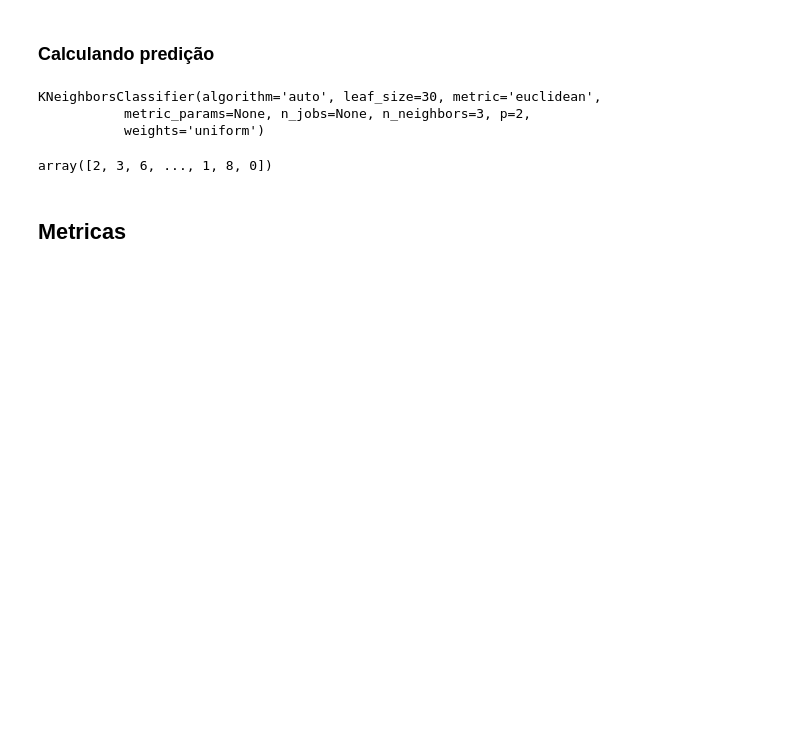
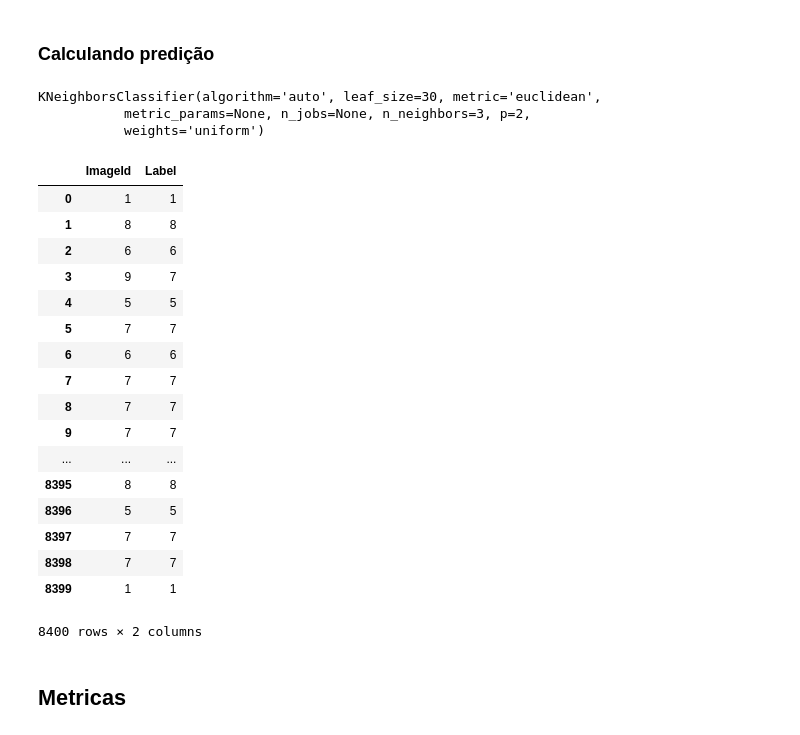
Before and after one commit to michelmelo25/Machine-Learning, a Jupyter notebook: TrabalhoFinal/Digit Recognizer.ipynb, the cells around one changed output. Cells and saved outputs as stored; diff of their text form; code cells hidden in the pictures; blank space fills up the shorter version.

Commit message:
trabalho final, nkk k3 dataframe com valores real e predito e metricas

```diff
--- a/TrabalhoFinal/Digit Recognizer.ipynb
+++ b/TrabalhoFinal/Digit Recognizer.ipynb
@@ -124,7 +124,7 @@ stand = StandardScaler()
 Convertendo featura de test e treino para *float64*  antes de standartzar
 # %%
 X_train_std = stand.fit_transform(np.float64(X_train));
-X_test_std = stand.transform(np.float64(X_train));
+X_test_std = stand.transform(np.float64(X_test));
 # %% [markdown]
 ## Criando modelos
 # %% [markdown]
@@ -160,14 +160,33 @@ KNeighborsClassifier(algorithm='auto', leaf_size=30, metric='euclidean',
            weights='uniform')
 # %%
 y_pred = modelKNN_skl.predict(X_test_std)
-# %% [output]
-array([2, 3, 6, ..., 1, 8, 0])
 # %%
 for d in distancia:
     for k in kn:
         modelKNN_skl = KNeighborsClassifier(n_neighbors=k, metric=d)
         modelKNN_skl.fit(X_train_std,y_train);
         y_pred_sk[d][k] = modelKNN_skl.predict(X_test_std);
+# %%
+pd.DataFrame({'ImageId':y_test,'Label':y_pred})
+# %% [output]
+|  | ImageId | Label |
+| 0 | 1 | 1 |
+| 1 | 8 | 8 |
+| 2 | 6 | 6 |
+| 3 | 9 | 7 |
+| 4 | 5 | 5 |
+| 5 | 7 | 7 |
+| 6 | 6 | 6 |
+| 7 | 7 | 7 |
+| 8 | 7 | 7 |
+| 9 | 7 | 7 |
+| ... | ... | ... |
+| 8395 | 8 | 8 |
+| 8396 | 5 | 5 |
+| 8397 | 7 | 7 |
+| 8398 | 7 | 7 |
+| 8399 | 1 | 1 |
+8400 rows × 2 columns
 # %% [markdown]
 ## Metricas
 # %% [markdown]
```
Also changed, not shown: parts of 4 cells of this notebook.
